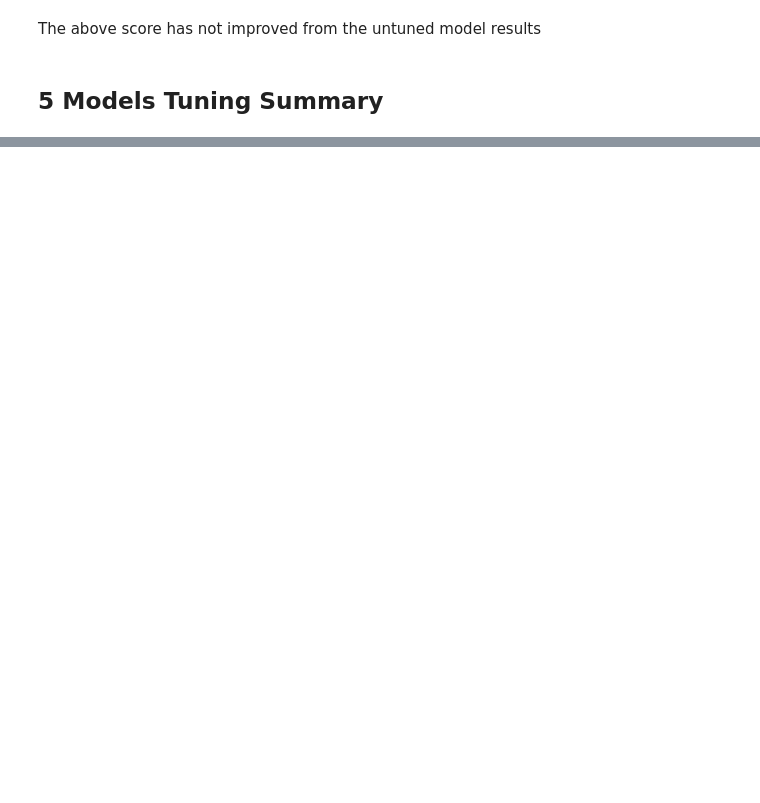
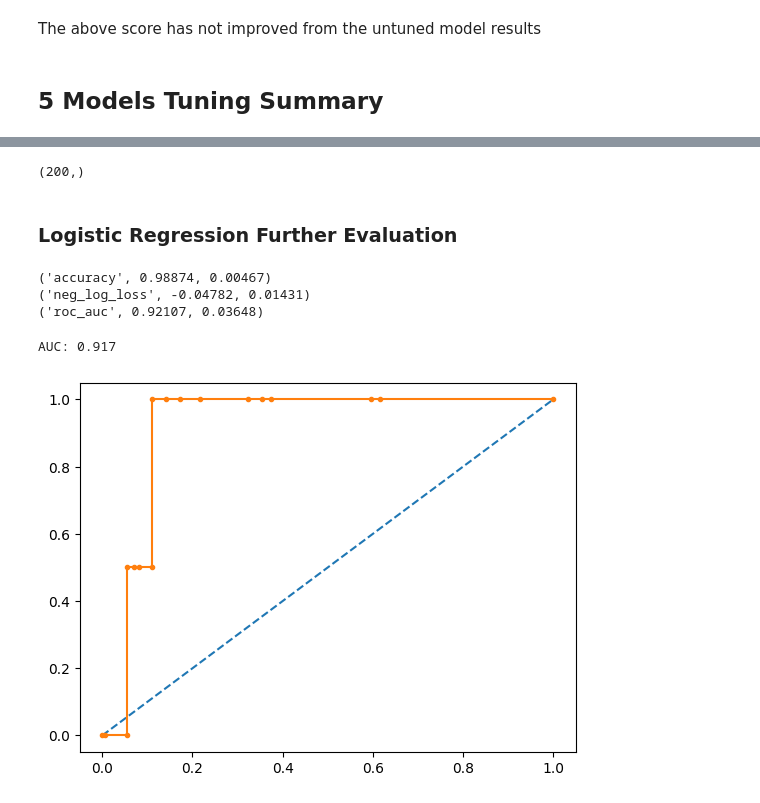
Before and after one commit to hsatishreddy/ML_PROJECT_CS584, a Jupyter notebook: ML_Project_CS584.ipynb, the cells around one changed output, grey strips where cells are left out. Saved outputs shown, nothing was run; the diff lists cells and outputs as text; code cells hidden in the pictures; blank space fills up the shorter version.

Commit message:
Reviewing the 5 Models using Evaluation Metrics on Validation Data

```diff
--- a/ML_Project_CS584.ipynb
+++ b/ML_Project_CS584.ipynb
@@ -603,0 +606,19 @@ LDA: 0.961234 (0.041617)
+# %%
+X_valid = encoded.predict(n_X_valid)
+X_valid = norm_scaler20.transform(X_valid)
+
+#Adding 20 features from encoder output to normalised full dataset
+X_valid_full = pd.DataFrame(n_X_valid)
+X_valid_gen = pd.DataFrame(X_valid)
+X_valid_df = pd.concat([X_valid_full,X_valid_gen],axis = 1)
+
+#Feature selection 1 - variance threshold
+X_valid = feat_sel.transform(X_valid_df)
+
+#Feature selection 2 - Kbest with chi2 Filter
+X_valid = kbest.transform(X_valid)
+
+#Feature selection 2 - Kbest with MI Filter
+X_valid = kbest_mi.transform(X_valid)
+
+X_valid.shape
@@ -603,0 +628,7 @@ LDA: 0.961234 (0.041617)
+# %%
+# Validation target class
+y_valid.shape
+# %% [output]
+(200,)
+# %% [markdown]
+### Logistic Regression Further Evaluation
@@ -603,0 +641,27 @@ LDA: 0.961234 (0.041617)
+# %%
+print(scoring_cv('accuracy',lr_search.best_estimator_))
+print(scoring_cv('neg_log_loss',lr_search.best_estimator_))
+print(scoring_cv('roc_auc',lr_search.best_estimator_))
+# %% [output]
+('accuracy', 0.98874, 0.00467)
+('neg_log_loss', -0.04782, 0.01431)
+('roc_auc', 0.92107, 0.03648)
+# %%
+# Fit the model
+lr_model = lr_search.best_estimator_
+lr_model.fit(X,Y)
+# predict probabilities
+probs = lr_model.predict_proba(X_valid)
+probs = probs[:, 1]
+# calculate AUC
+auc = roc_auc_score(y_valid, probs)
+print('AUC: %.3f' % auc)
+# calculate roc curve
+fpr, tpr, thresholds = roc_curve(y_valid, probs)
+# plot the roc curve for the model
+pyplot.plot([0, 1], [0, 1], linestyle='--')
+pyplot.plot(fpr, tpr, marker='.')
+pyplot.show()
+# %% [output]
+AUC: 0.917
+[figure, added]
```
Also changed, not shown: parts of 39 cells of this notebook.
